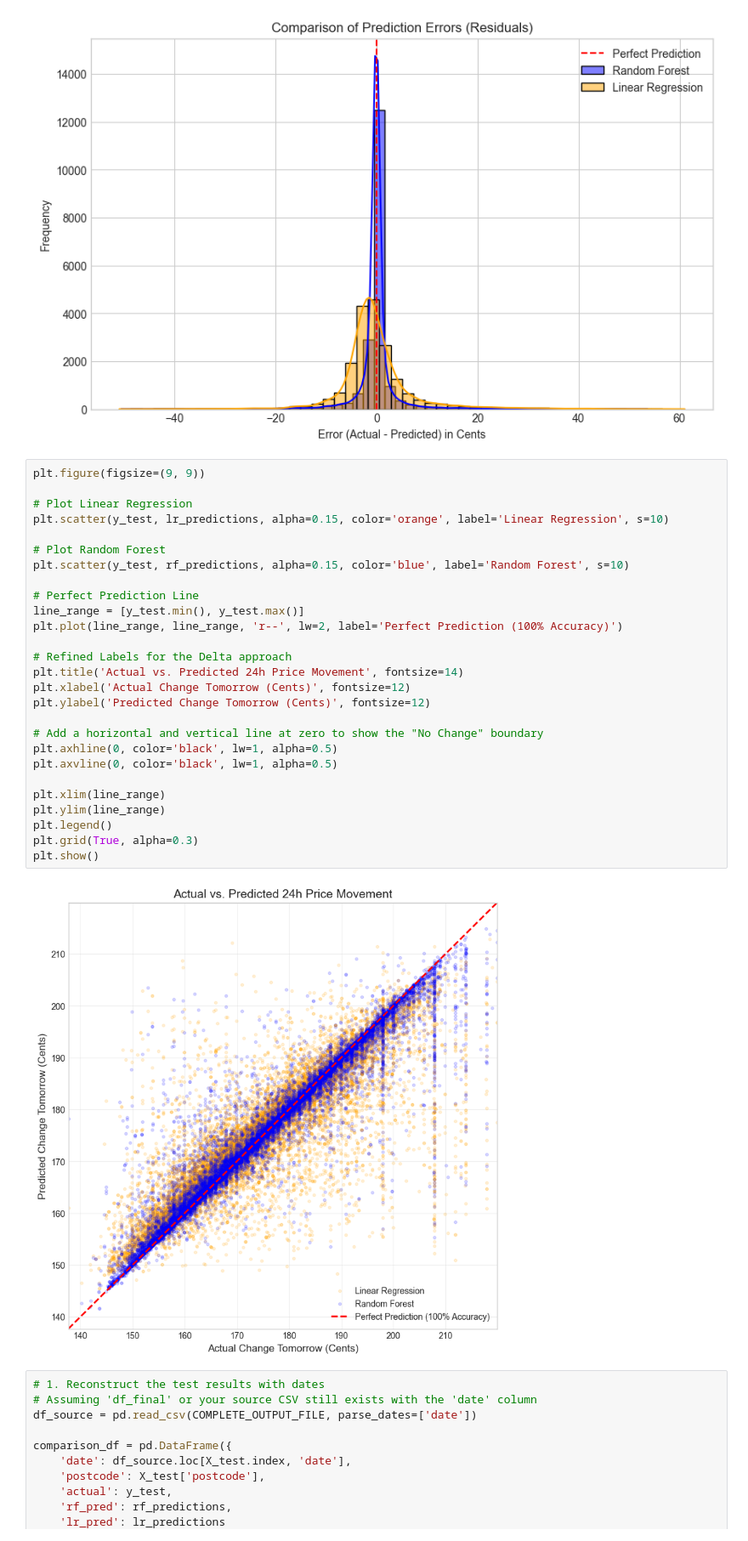
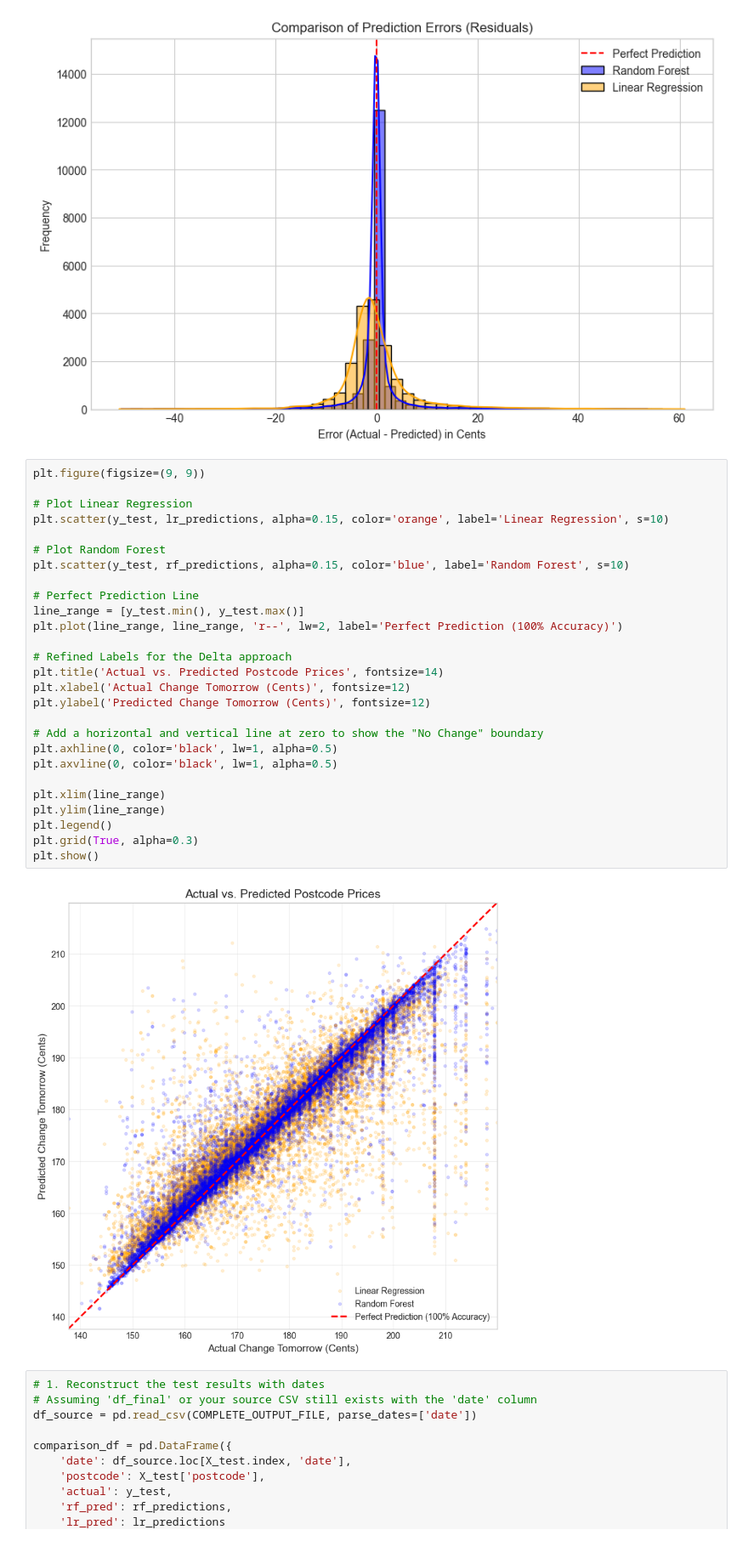
Before and after one commit to tim-fan1/engg2112, a Jupyter notebook: main.ipynb, the cells around one changed output. Shown at 85% size. Saved outputs shown, nothing was run; the diff lists cells and outputs as text.

```diff
--- a/main.ipynb
+++ b/main.ipynb
@@ -443,32 +443,32 @@ plt.show()
 # %%
 plt.figure(figsize=(9, 9))
 
 # Plot Linear Regression
 plt.scatter(y_test, lr_predictions, alpha=0.15, color='orange', label='Linear Regression', s=10)
 
 # Plot Random Forest
 plt.scatter(y_test, rf_predictions, alpha=0.15, color='blue', label='Random Forest', s=10)
 
 # Perfect Prediction Line
 line_range = [y_test.min(), y_test.max()]
 plt.plot(line_range, line_range, 'r--', lw=2, label='Perfect Prediction (100% Accuracy)')
 
 # Refined Labels for the Delta approach
-plt.title('Actual vs. Predicted 24h Price Movement', fontsize=14)
+plt.title('Actual vs. Predicted Postcode Prices', fontsize=14)
 plt.xlabel('Actual Change Tomorrow (Cents)', fontsize=12)
 plt.ylabel('Predicted Change Tomorrow (Cents)', fontsize=12)
 
 # Add a horizontal and vertical line at zero to show the "No Change" boundary
 plt.axhline(0, color='black', lw=1, alpha=0.5)
 plt.axvline(0, color='black', lw=1, alpha=0.5)
 
 plt.xlim(line_range)
 plt.ylim(line_range)
 plt.legend()
 plt.grid(True, alpha=0.3)
 plt.show()
 # %% [output]
-[figure, old version]
+[figure, new version]
 # %%
 # 1. Reconstruct the test results with dates
 # Assuming 'df_final' or your source CSV still exists with the 'date' column
```
Also changed, not shown: parts of 1 cell of this notebook.
